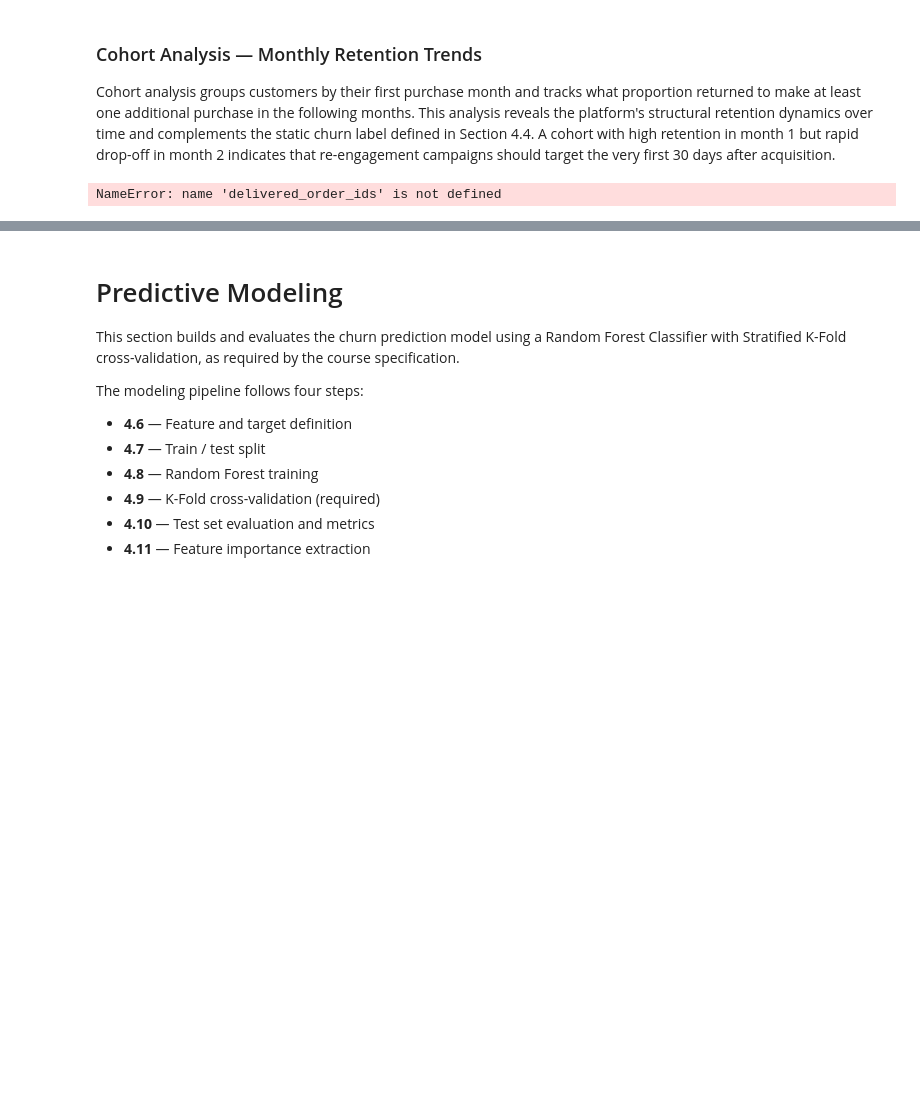
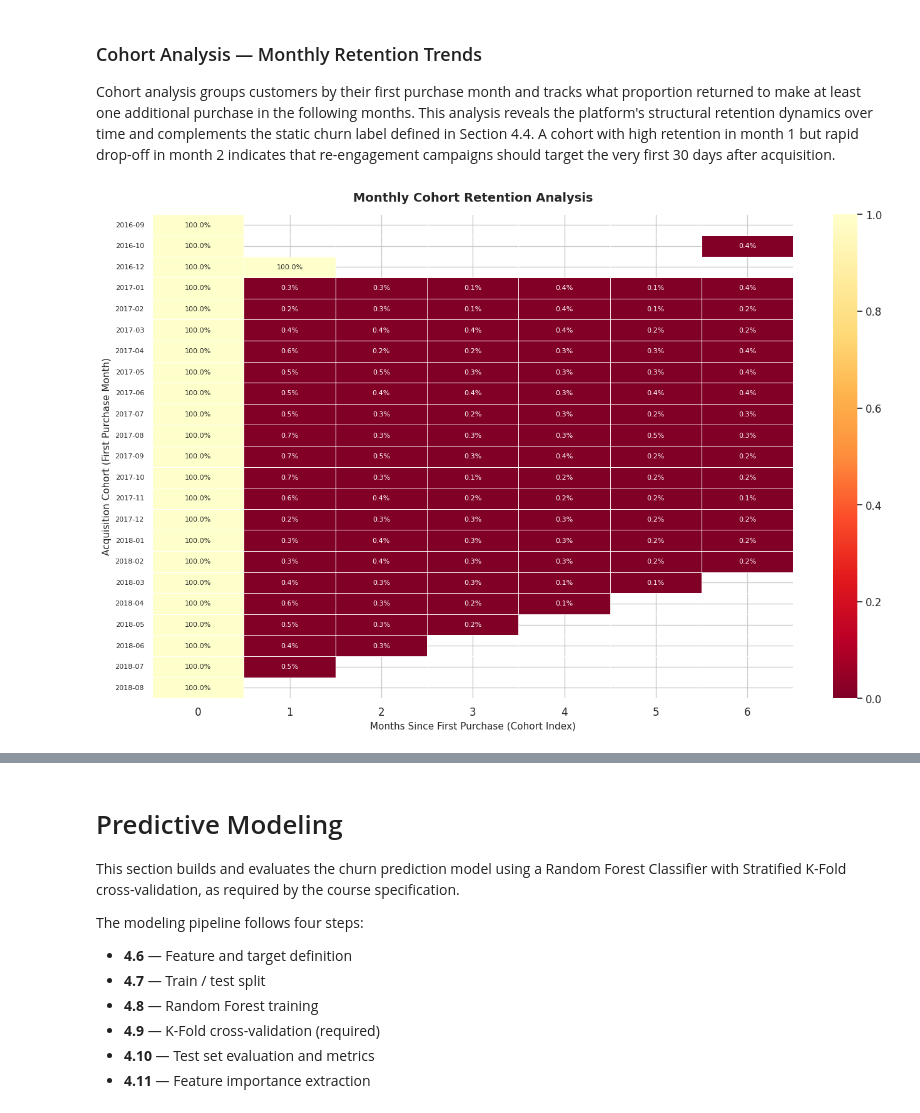
Before and after one commit to lucia-dasku/ecommerce-retention-bi, a Jupyter notebook: Group28_ecommerce_retention_bi.ipynb, the cells around one changed output, grey strips where cells are left out. Drawn from its saved outputs; the diff is of its cells as text; code cells hidden in the pictures; blank space fills up the shorter version.

```diff
--- a/Group28_ecommerce_retention_bi.ipynb
+++ b/Group28_ecommerce_retention_bi.ipynb
@@ -1464,39 +1463,55 @@ A cohort with high retention in month 1 but rapid drop-off in month 2
 indicates that re-engagement campaigns should target the very first
 30 days after acquisition.
 # %%
-# Cohort Analysis (Monthly Retention Trends)
-# Groups customers by first purchase month (acquisition cohort)
-# and tracks the retention rate in subsequent months
+# ============================================================
+# STEP 5.5 — Cohort Analysis (Monthly Retention Trends)
+# Groups customers by first purchase month and tracks
+# the retention rate in subsequent months.
+# Self-contained cell — no dependency on external variables.
+# ============================================================
+
+import pandas as pd
+import matplotlib.pyplot as plt
+import seaborn as sns
+
+sns.set_theme(style="whitegrid", palette="muted", font_scale=1.1)
 
 # Step 1: Build order-level table with cohort information
-# We need one row per order with customer_unique_id and purchase month
 cohort_df = pd.merge(
     orders_df[['order_id', 'customer_id', 'order_purchase_timestamp']],
     customers_df[['customer_id', 'customer_unique_id']],
-    on='customer_id', how='left'
+    on='customer_id',
+    how='left'
 )
+
+# Rebuild delivered_order_ids directly from orders_df
+# This makes the cell fully independent from previous blocks
+delivered_order_ids_cohort = orders_df[
+    orders_df['order_status'] == 'delivered'
+]['order_id'].unique()
 
 # Keep only delivered orders
 cohort_df = cohort_df[
-    cohort_df['order_id'].isin(delivered_order_ids)
+    cohort_df['order_id'].isin(delivered_order_ids_cohort)
 ].copy()
 
 cohort_df['order_purchase_timestamp'] = pd.to_datetime(
     cohort_df['order_purchase_timestamp']
 )
 
-# Step 2: Extract purchase month as period
-cohort_df['order_month'] = cohort_df[
-    'order_purchase_timestamp'
-].dt.to_period('M')
+# Step 2: Extract purchase month as period (e.g. 2017-01)
+cohort_df['order_month'] = (
+    cohort_df['order_purchase_timestamp'].dt.to_period('M')
+)
 
 # Step 3: Assign each customer their acquisition cohort
-#         (month of their very first purchase)
+# (month of their very first purchase)
 cohort_df['cohort_month'] = cohort_df.groupby(
     'customer_unique_id'
 )['order_month'].transform('min')
 
 # Step 4: Calculate months since acquisition (cohort index)
+# 0 = acquisition month, 1 = one month later, etc.
 cohort_df['cohort_index'] = (
     cohort_df['order_month'] - cohort_df['cohort_month']
 ).apply(lambda x: x.n)
@@ -1513,40 +1528,40 @@ cohort_pivot = cohort_counts.pivot_table(
 )
 
 # Step 6: Calculate retention rates
-# Divide each row by the cohort size (column 0 = acquisition month)
-cohort_size    = cohort_pivot[0]
+# Column 0 = cohort size (acquisition month, always 100%)
+# Each subsequent column = % of original cohort who returned
+cohort_size      = cohort_pivot[0]
 retention_matrix = cohort_pivot.divide(cohort_size, axis=0).round(3)
 
-# Step 7: Plot — focus on first 6 months for readability
+# Step 7: Plot — focus on first 7 months for readability
 retention_plot = retention_matrix.iloc[:, 0:7]
 
 fig, ax = plt.subplots(figsize=(14, 9))
 
 sns.heatmap(
     retention_plot,
     annot=True,
     fmt='.1%',
     cmap='YlOrRd_r',
     vmin=0, vmax=1,
     linewidths=0.5,
     linecolor='white',
     annot_kws={'size': 8},
     ax=ax
 )
 
 ax.set_title('Monthly Cohort Retention Analysis',
              fontsize=14, fontweight='bold', pad=15)
 ax.set_xlabel('Months Since First Purchase (Cohort Index)',
               fontsize=11)
 ax.set_ylabel('Acquisition Cohort (First Purchase Month)',
               fontsize=11)
 plt.xticks(rotation=0)
 plt.yticks(rotation=0, fontsize=8)
 
 plt.tight_layout()
 plt.savefig('/content/drive/MyDrive/BI_project/eda_cohort_analysis.png',
             dpi=150, bbox_inches='tight')
 plt.show()
-print("Figure 5.5 saved.")
 # %% [output]
-NameError: name 'delivered_order_ids' is not defined
+[figure, added]
```
Also changed, not shown: parts of 30 cells of this notebook.
